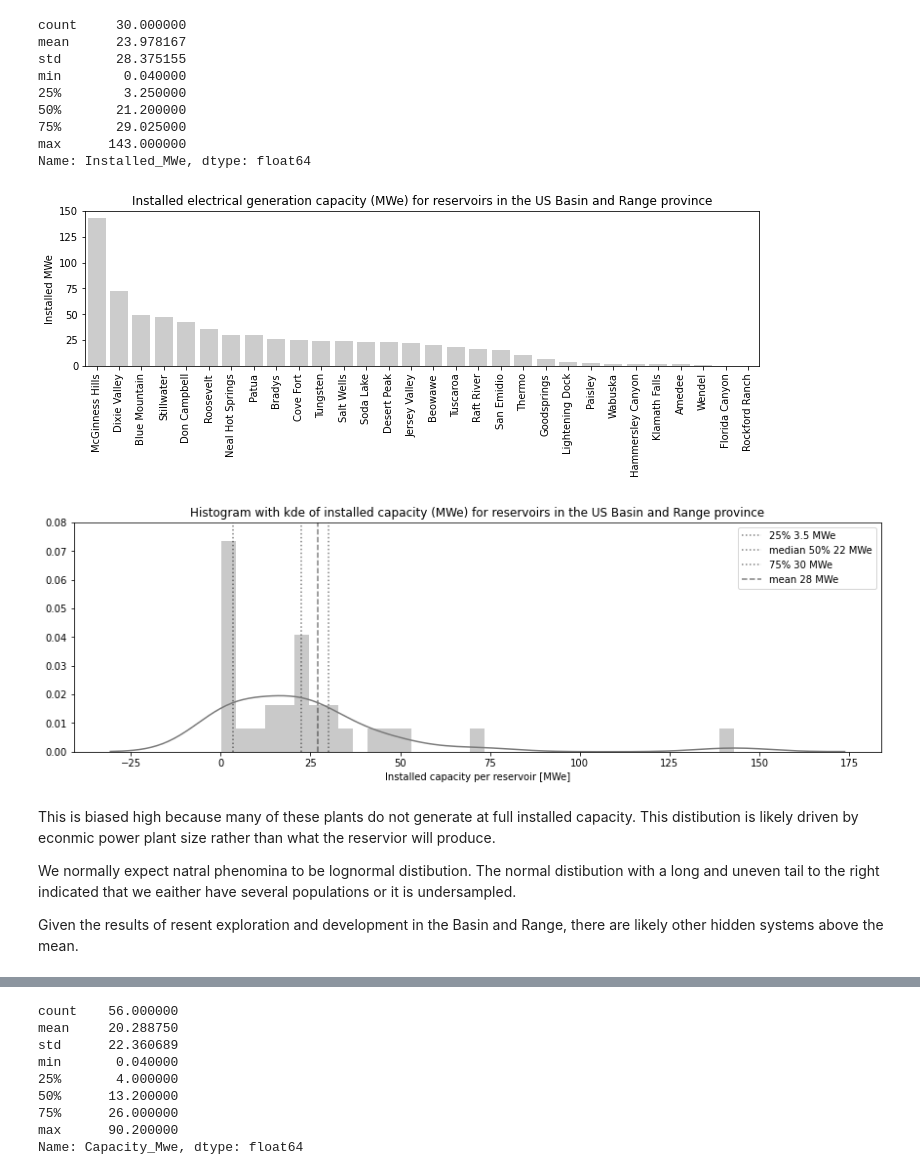
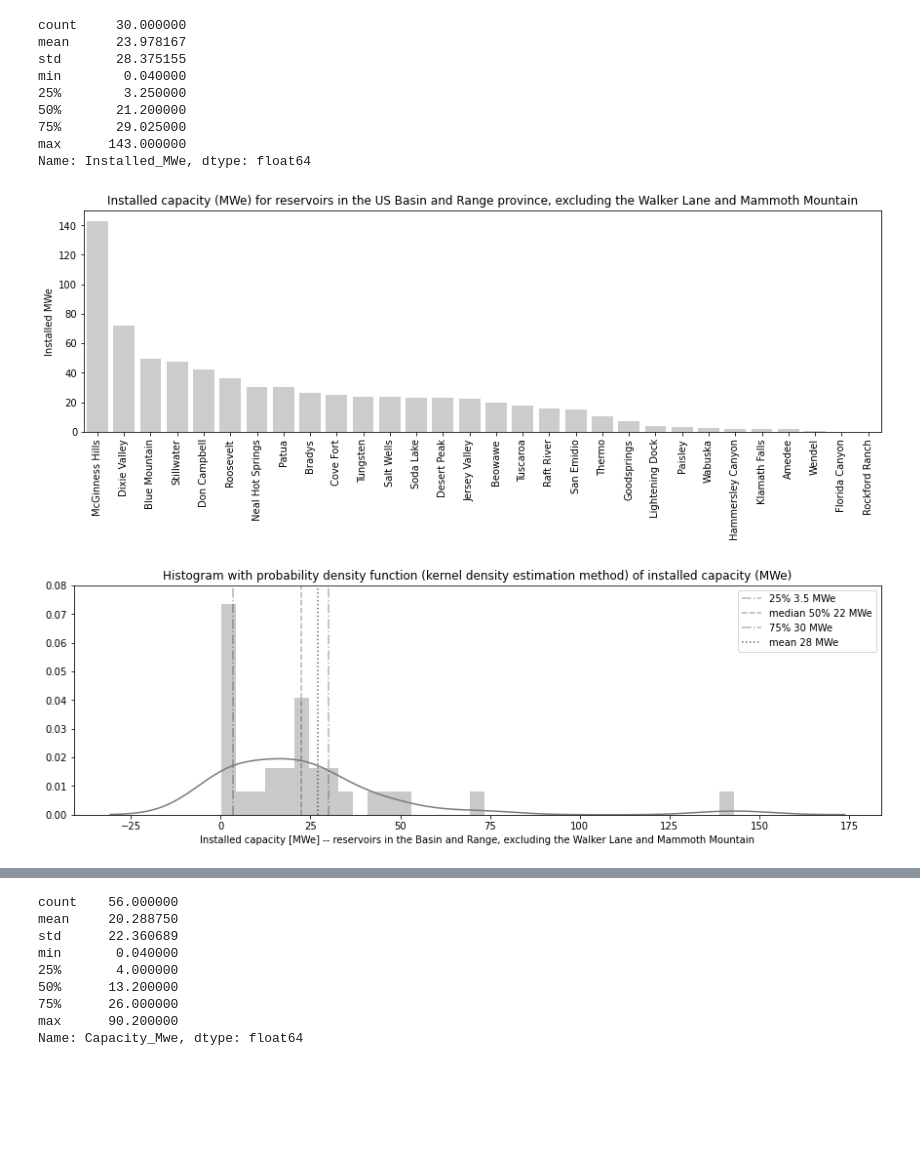
Before and after one commit to ICWallis/geothermal-cookbook, a Jupyter notebook: development-US-Basin-and-Range.ipynb, the cells around one changed output, grey strips where cells are left out. Drawn from its saved outputs; the diff is of its cells as text; code cells hidden in the pictures; blank space fills up the shorter version.

```diff
--- a/development-US-Basin-and-Range.ipynb
+++ b/development-US-Basin-and-Range.ipynb
@@ -54,31 +59,32 @@ max      143.000000
 Name: Installed_MWe, dtype: float64
 # %%
 plt.figure(
-    figsize=(10,4),
+    figsize=(12,5),
     constrained_layout=True,
 )
 
 sortedbymw = reserviors.sort_values(
     by = 'Installed_MWe',
     ascending=False
 )
 
 sns.barplot(
     x = 'Reservior',
     y = 'Installed_MWe',
     data = sortedbymw,
     color = '#cccccc'
 )
 
-plt.title('Installed electrical generation capacity (MWe) for reservoirs in the US Basin and Range province')
+plt.title('Installed capacity (MWe) for reservoirs in the US Basin and Range province, excluding the Walker Lane and Mammoth Mountain')
 
 plt.xticks(rotation=90)
 plt.xlabel('')
 plt.ylabel('Installed MWe')
 
+plt.savefig('MWe-Per-Reservoir.png',dpi=400,bbox_inches='tight')
 plt.show()
 # %% [output]
-[figure, old version]
+[figure, new version]
 # %%
 plt.figure(
     figsize=(12,4),
@@ -91,27 +97,21 @@ sns.distplot(
     color = '#7a7a7a',
 )
 
-plt.vlines(3.5,0,0.08,linestyle=':',alpha=0.5,label='25% 3.5 MWe')
-plt.vlines(22.5,0,0.08,linestyle=':',alpha=0.5,label='median 50% 22 MWe')
-plt.vlines(30,0,0.08,linestyle=':',alpha=0.5,label='75% 30 MWe')
+plt.vlines(3.5,0,0.08,linestyle='-.',alpha=0.3,label='25% 3.5 MWe')
+plt.vlines(22.5,0,0.08,linestyle='--',alpha=0.3,label='median 50% 22 MWe')
+plt.vlines(30,0,0.08,linestyle='-.',alpha=0.3,label='75% 30 MWe')
 
-plt.vlines(27,0,0.08,linestyle='--',alpha=0.5,label='mean 28 MWe')
+plt.vlines(27,0,0.08,linestyle=':',alpha=0.6,label='mean 28 MWe')
 
-plt.title('Histogram with kde of installed capacity (MWe) for reservoirs in the US Basin and Range province')
+plt.title('Histogram with probability density function (kernel density estimation method) of installed capacity (MWe)')
 
-plt.xlabel('Installed capacity per reservoir [MWe]')
+plt.xlabel('Installed capacity [MWe] -- reservoirs in the Basin and Range, excluding the Walker Lane and Mammoth Mountain')
 
 plt.ylim(0,0.08)
 
 plt.legend()
 
+plt.savefig('MWe-Per-Reservoir-PDF.png',dpi=400,bbox_inches='tight')
 plt.show()
 # %% [output]
-[figure, old version]
+[figure, new version]
-# %% [markdown]
-This is biased high because many of these plants do not generate at full installed capacity.
-This distibution is likely driven by econmic power plant size rather than what the reservior will produce.
-
-We normally expect natral phenomina to be lognormal distibution. The normal distibution with a long and uneven tail to the right indicated that we eaither have several populations or it is undersampled.
-
-Given the results of resent exploration and development in the Basin and Range, there are likely other hidden systems above the mean.
```
Also changed, not shown: parts of 14 cells of this notebook.
